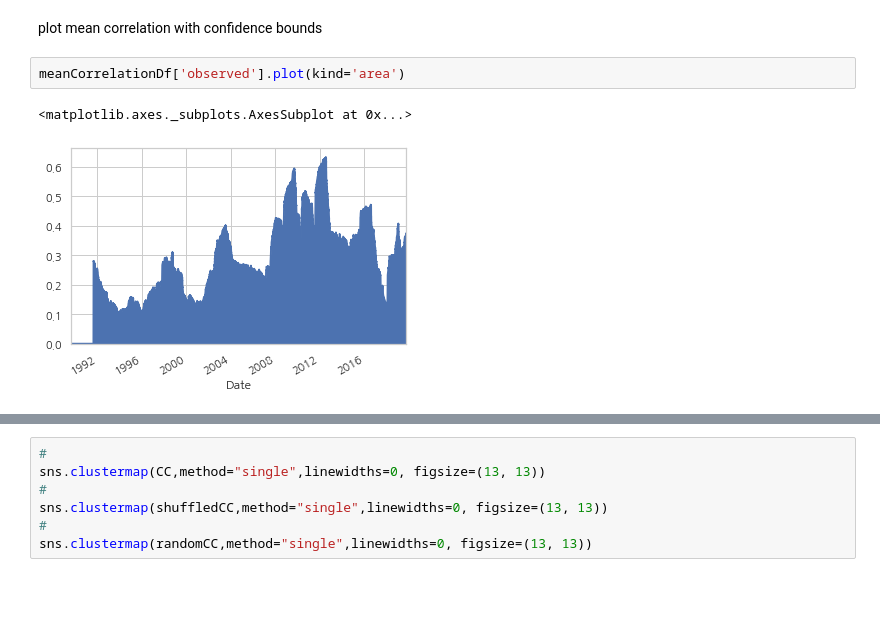
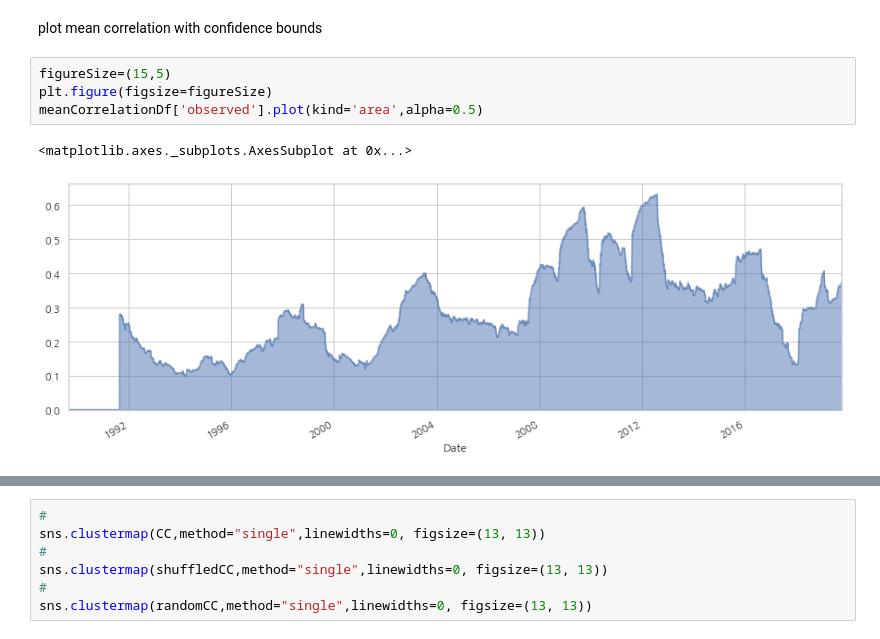
Before and after one commit to dnokes/DATA_698, a Jupyter notebook: notebooks/prototyping/DATA_698_Test_MSTs_Docker_Test.ipynb, the cells around one changed output, grey strips where cells are left out. Saved outputs shown, nothing was run; the diff lists cells and outputs as text; blank space fills up the shorter version.

```diff
--- a/notebooks/prototyping/DATA_698_Test_MSTs_Docker_Test.ipynb
+++ b/notebooks/prototyping/DATA_698_Test_MSTs_Docker_Test.ipynb
@@ -522,7 +562,9 @@ sns.heatmap(percentileCorrelation,xticklabels=500,xticklabels=10,ax=ax)
 # %% [markdown]
 plot mean correlation with confidence bounds
-# %%
-meanCorrelationDf['observed'].plot(kind='area')
-# %% [output]
-<matplotlib.axes._subplots.AxesSubplot at 0x...>
-[figure, removed]
+# %%
+figureSize=(15,5)
+plt.figure(figsize=figureSize)
+meanCorrelationDf['observed'].plot(kind='area',alpha=0.5)
+# %% [output]
+<matplotlib.axes._subplots.AxesSubplot at 0x...>
+[figure, added]
```
Also changed, not shown: parts of 9 cells of this notebook.
